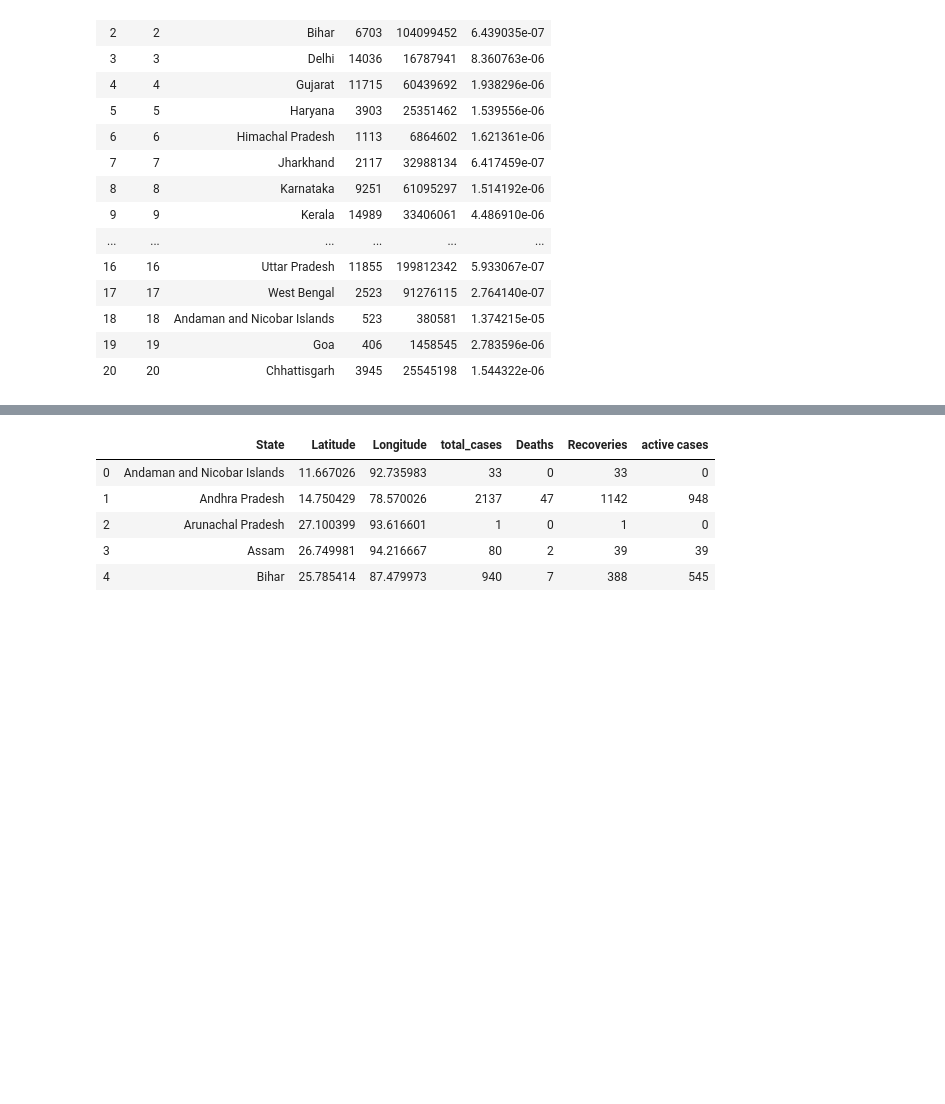
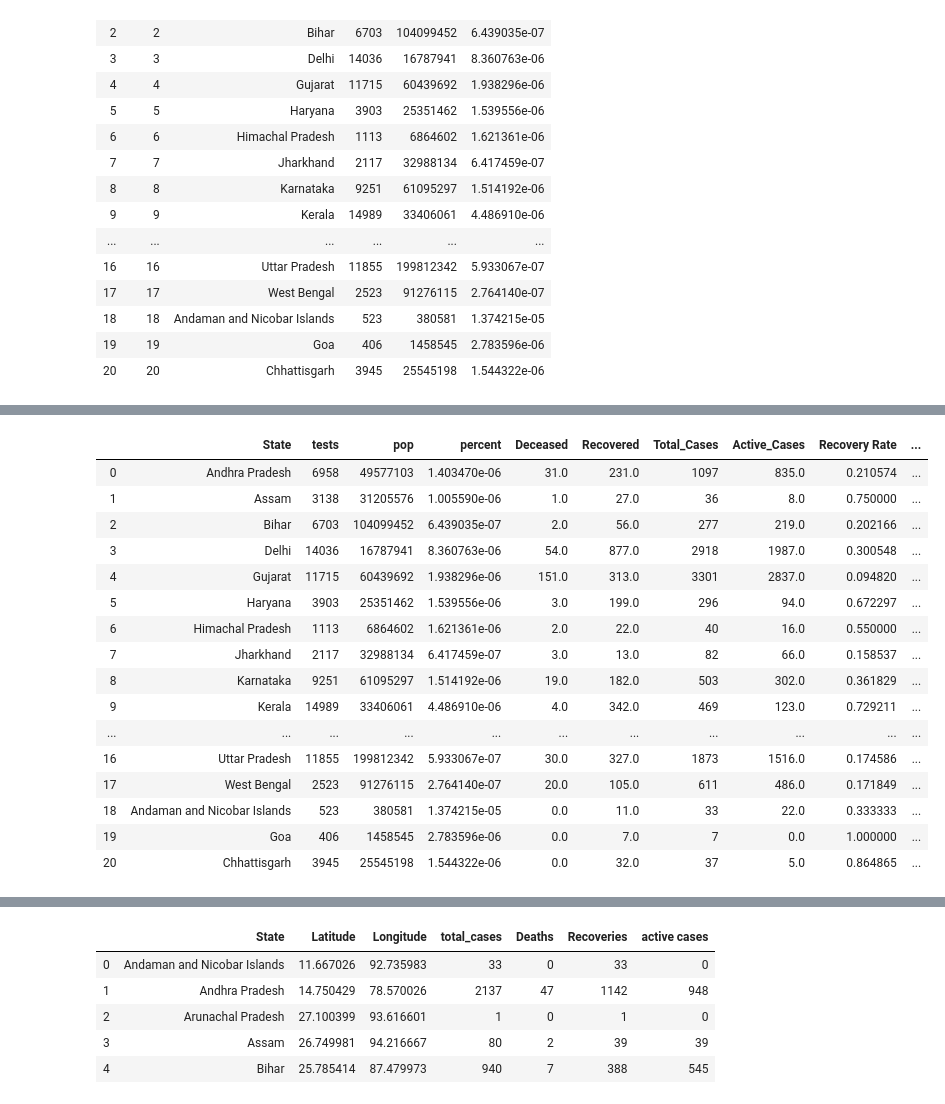
Before and after one commit to Nixonkuri/Covid-Analysis, a Jupyter notebook: covid_19_state_wise.ipynb, the cells around one changed output, grey strips where cells are left out. Cells and saved outputs as stored; diff of their text form; code cells hidden in the pictures; blank space fills up the shorter version.

```diff
--- a/covid_19_state_wise.ipynb
+++ b/covid_19_state_wise.ipynb
@@ -220,0 +395,21 @@ ic.reset_index()
+# %%
+sca=pd.merge(ic,covid,how='left',on='State')
+sca
+# %% [output]
+|  | State | tests | pop | percent | Deceased | Recovered | Total_Cases | Active_Cases | Recovery Rate | ... |
+| 0 | Andhra Pradesh | 6958 | 49577103 | 1.403470e-06 | 31.0 | 231.0 | 1097 | 835.0 | 0.210574 | ... |
+| 1 | Assam | 3138 | 31205576 | 1.005590e-06 | 1.0 | 27.0 | 36 | 8.0 | 0.750000 | ... |
+| 2 | Bihar | 6703 | 104099452 | 6.439035e-07 | 2.0 | 56.0 | 277 | 219.0 | 0.202166 | ... |
+| 3 | Delhi | 14036 | 16787941 | 8.360763e-06 | 54.0 | 877.0 | 2918 | 1987.0 | 0.300548 | ... |
+| 4 | Gujarat | 11715 | 60439692 | 1.938296e-06 | 151.0 | 313.0 | 3301 | 2837.0 | 0.094820 | ... |
+| 5 | Haryana | 3903 | 25351462 | 1.539556e-06 | 3.0 | 199.0 | 296 | 94.0 | 0.672297 | ... |
+| 6 | Himachal Pradesh | 1113 | 6864602 | 1.621361e-06 | 2.0 | 22.0 | 40 | 16.0 | 0.550000 | ... |
+| 7 | Jharkhand | 2117 | 32988134 | 6.417459e-07 | 3.0 | 13.0 | 82 | 66.0 | 0.158537 | ... |
+| 8 | Karnataka | 9251 | 61095297 | 1.514192e-06 | 19.0 | 182.0 | 503 | 302.0 | 0.361829 | ... |
+| 9 | Kerala | 14989 | 33406061 | 4.486910e-06 | 4.0 | 342.0 | 469 | 123.0 | 0.729211 | ... |
+| ... | ... | ... | ... | ... | ... | ... | ... | ... | ... | ... |
+| 16 | Uttar Pradesh | 11855 | 199812342 | 5.933067e-07 | 30.0 | 327.0 | 1873 | 1516.0 | 0.174586 | ... |
+| 17 | West Bengal | 2523 | 91276115 | 2.764140e-07 | 20.0 | 105.0 | 611 | 486.0 | 0.171849 | ... |
+| 18 | Andaman and Nicobar Islands | 523 | 380581 | 1.374215e-05 | 0.0 | 11.0 | 33 | 22.0 | 0.333333 | ... |
+| 19 | Goa | 406 | 1458545 | 2.783596e-06 | 0.0 | 7.0 | 7 | 0.0 | 1.000000 | ... |
+| 20 | Chhattisgarh | 3945 | 25545198 | 1.544322e-06 | 0.0 | 32.0 | 37 | 5.0 | 0.864865 | ... |
```
Also changed, not shown: parts of 34 cells of this notebook.
